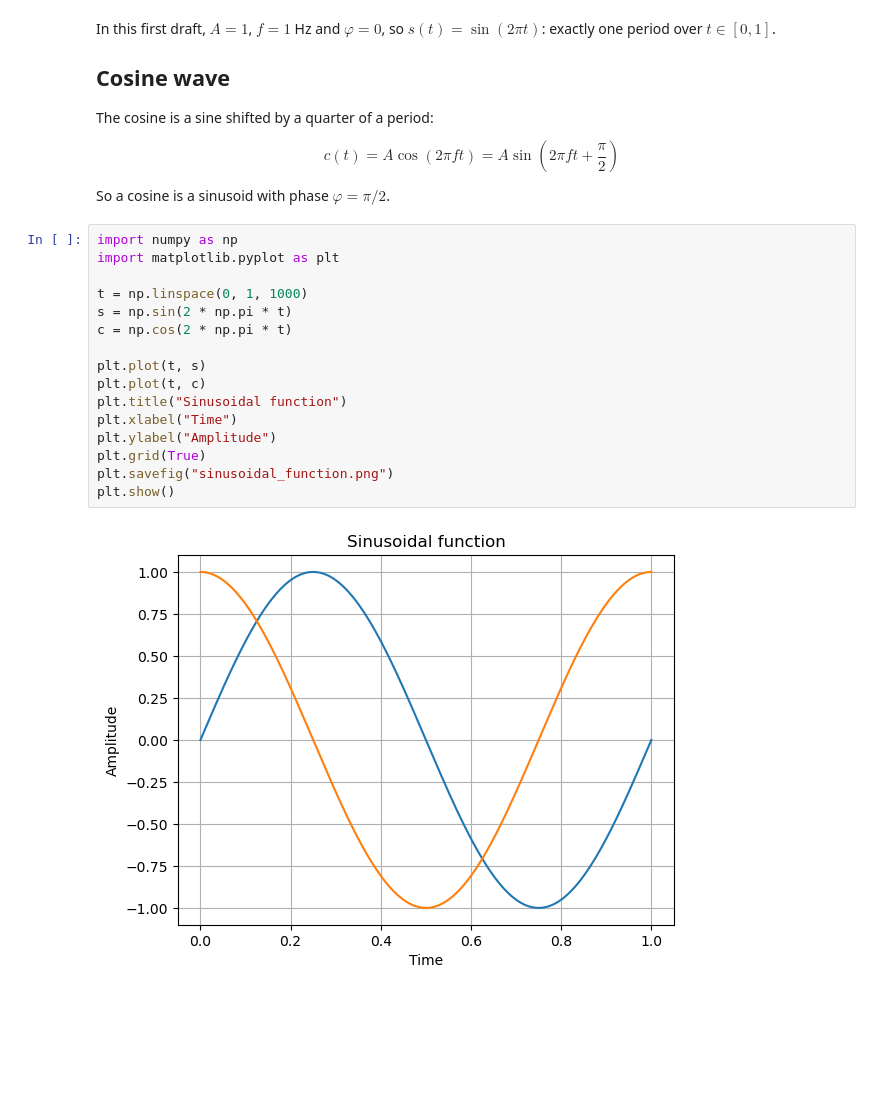
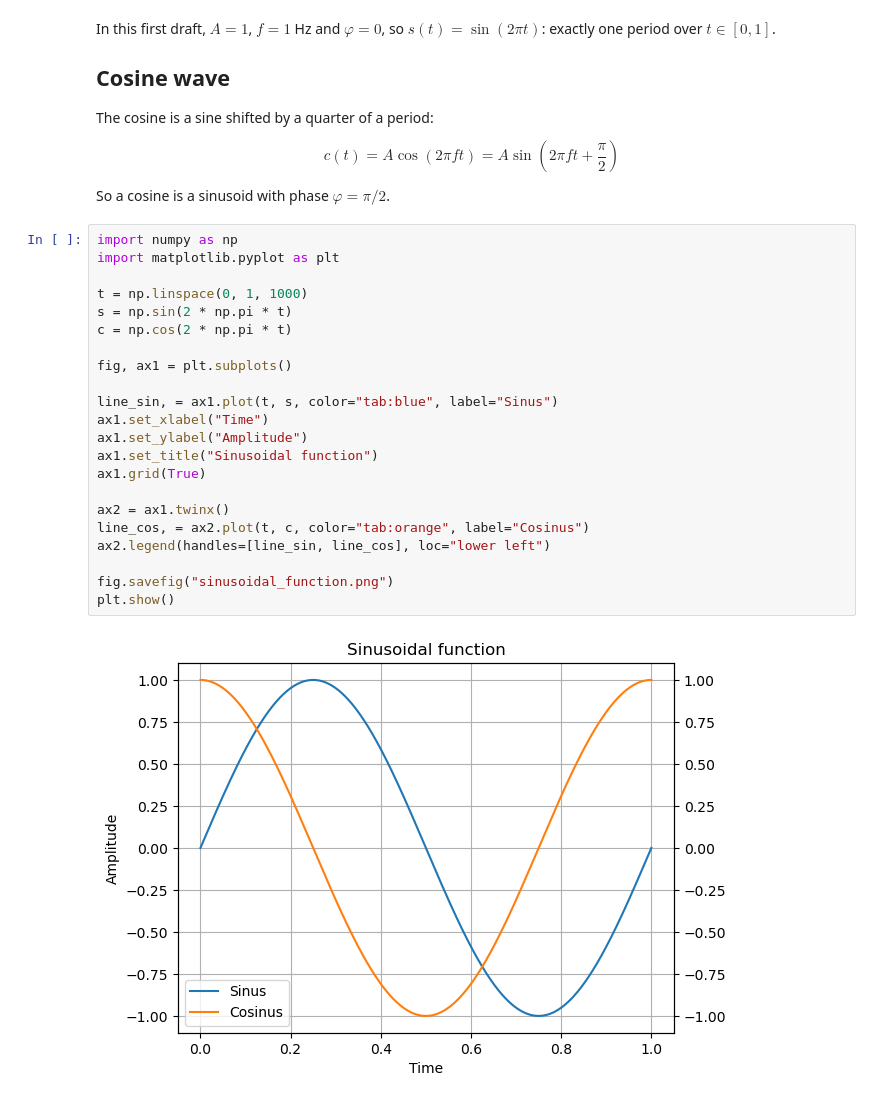
Before and after one commit to AlexisLag-student/Series02-Python, a Jupyter notebook: notebooks/python-series02.ipynb, the cells around one changed output. Cells and saved outputs as stored; diff of their text form; blank space fills up the shorter version.

```diff
--- a/notebooks/python-series02.ipynb
+++ b/notebooks/python-series02.ipynb
@@ -28,18 +28,24 @@ So a cosine is a sinusoid with phase $\varphi = \pi/2$.
 # %%
 import numpy as np
 import matplotlib.pyplot as plt
 
 t = np.linspace(0, 1, 1000)
 s = np.sin(2 * np.pi * t)
 c = np.cos(2 * np.pi * t)
 
-plt.plot(t, s)
-plt.plot(t, c)
-plt.title("Sinusoidal function")
-plt.xlabel("Time")
-plt.ylabel("Amplitude")
-plt.grid(True)
-plt.savefig("sinusoidal_function.png")
+fig, ax1 = plt.subplots()
+
+line_sin, = ax1.plot(t, s, color="tab:blue", label="Sinus")
+ax1.set_xlabel("Time")
+ax1.set_ylabel("Amplitude")
+ax1.set_title("Sinusoidal function")
+ax1.grid(True)
+
+ax2 = ax1.twinx()
+line_cos, = ax2.plot(t, c, color="tab:orange", label="Cosinus")
+ax2.legend(handles=[line_sin, line_cos], loc="lower left")
+
+fig.savefig("sinusoidal_function.png")
 plt.show()
 # %% [output]
-[figure, old version]
+[figure, new version]
```
Also changed, not shown: 2 other files.
